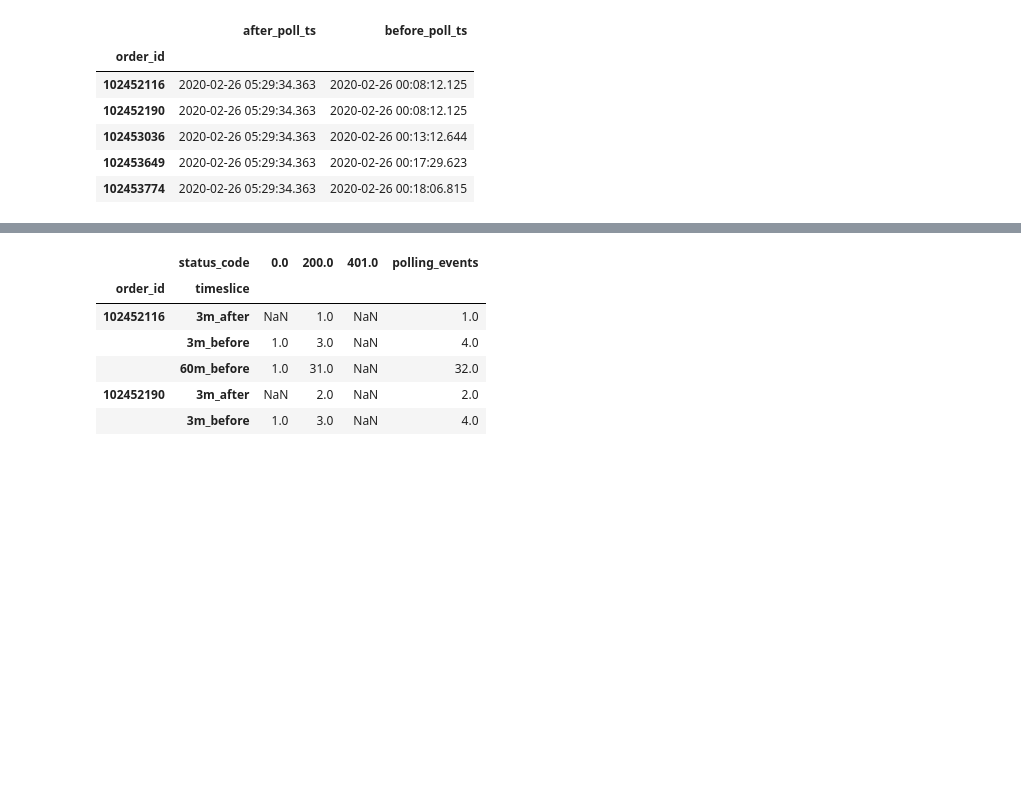
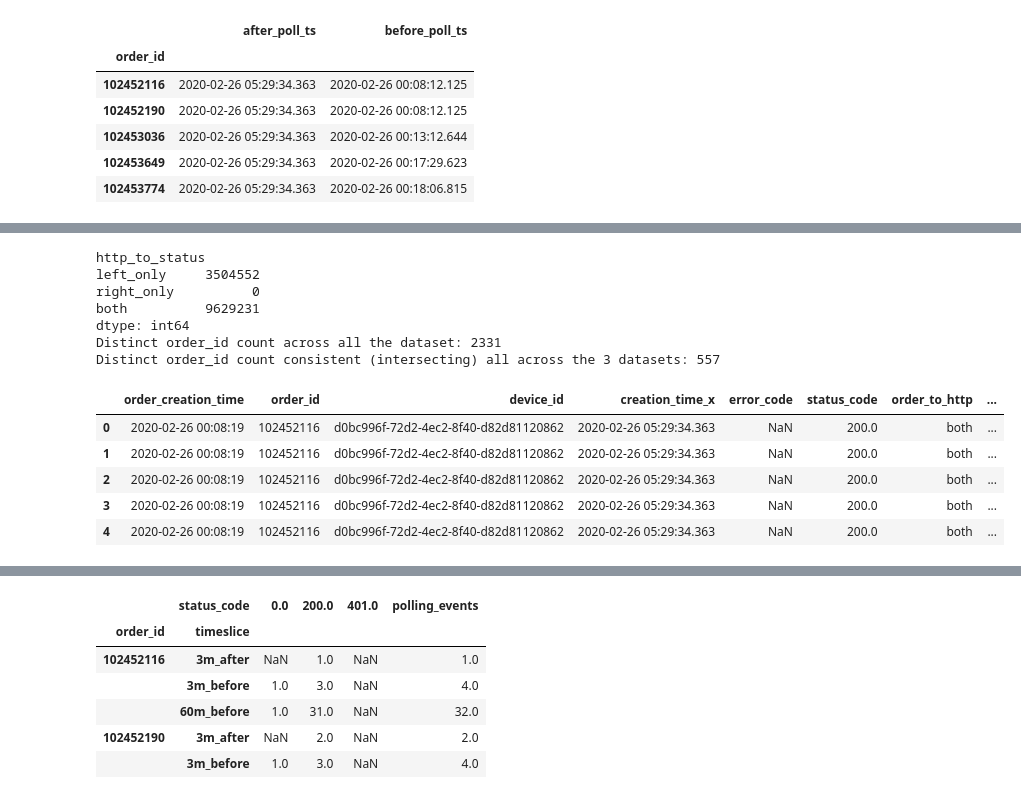
Before and after one commit to gaelsuv/glovo, a Jupyter notebook: solution/test_python/exercise.ipynb, the cells around one changed output, grey strips where cells are left out. Cells and saved outputs as stored; diff of their text form; code cells hidden in the pictures; blank space fills up the shorter version.

```diff
--- a/solution/test_python/exercise.ipynb
+++ b/solution/test_python/exercise.ipynb
@@ -222,0 +226,24 @@ df_report_sa.head()
+# %%
+# as suggested in the assignment, not all devices have a connectivity status
+print(df_mrs_raw.groupby('http_to_status').size())
+
+print(f"Distinct order_id count across all the dataset: {len(pd.unique(df_mrs_raw.order_id))}")
+
+nojoin_filter = ((df_mrs_raw['order_to_http'] == 'left_only') | (df_mrs_raw['http_to_status'] == 'left_only'))
+print(f"Distinct order_id count consistent (intersecting) all across the 3 datasets: {len(df_mrs_raw.loc[~nojoin_filter, 'order_id'].unique())}")
+
+df_mrs_raw.head()
+# %% [output]
+http_to_status
+left_only     3504552
+right_only          0
+both          9629231
+dtype: int64
+Distinct order_id count across all the dataset: 2331
+Distinct order_id count consistent (intersecting) all across the 3 datasets: 557
+|  | order_creation_time | order_id | device_id | creation_time_x | error_code | status_code | order_to_http | ... |
+| 0 | 2020-02-26 00:08:19 | 102452116 | d0bc996f-72d2-4ec2-8f40-d82d81120862 | 2020-02-26 05:29:34.363 | NaN | 200.0 | both | ... |
+| 1 | 2020-02-26 00:08:19 | 102452116 | d0bc996f-72d2-4ec2-8f40-d82d81120862 | 2020-02-26 05:29:34.363 | NaN | 200.0 | both | ... |
+| 2 | 2020-02-26 00:08:19 | 102452116 | d0bc996f-72d2-4ec2-8f40-d82d81120862 | 2020-02-26 05:29:34.363 | NaN | 200.0 | both | ... |
+| 3 | 2020-02-26 00:08:19 | 102452116 | d0bc996f-72d2-4ec2-8f40-d82d81120862 | 2020-02-26 05:29:34.363 | NaN | 200.0 | both | ... |
+| 4 | 2020-02-26 00:08:19 | 102452116 | d0bc996f-72d2-4ec2-8f40-d82d81120862 | 2020-02-26 05:29:34.363 | NaN | 200.0 | both | ... |
```
Also changed, not shown: parts of 37 cells of this notebook, 1 other file.
